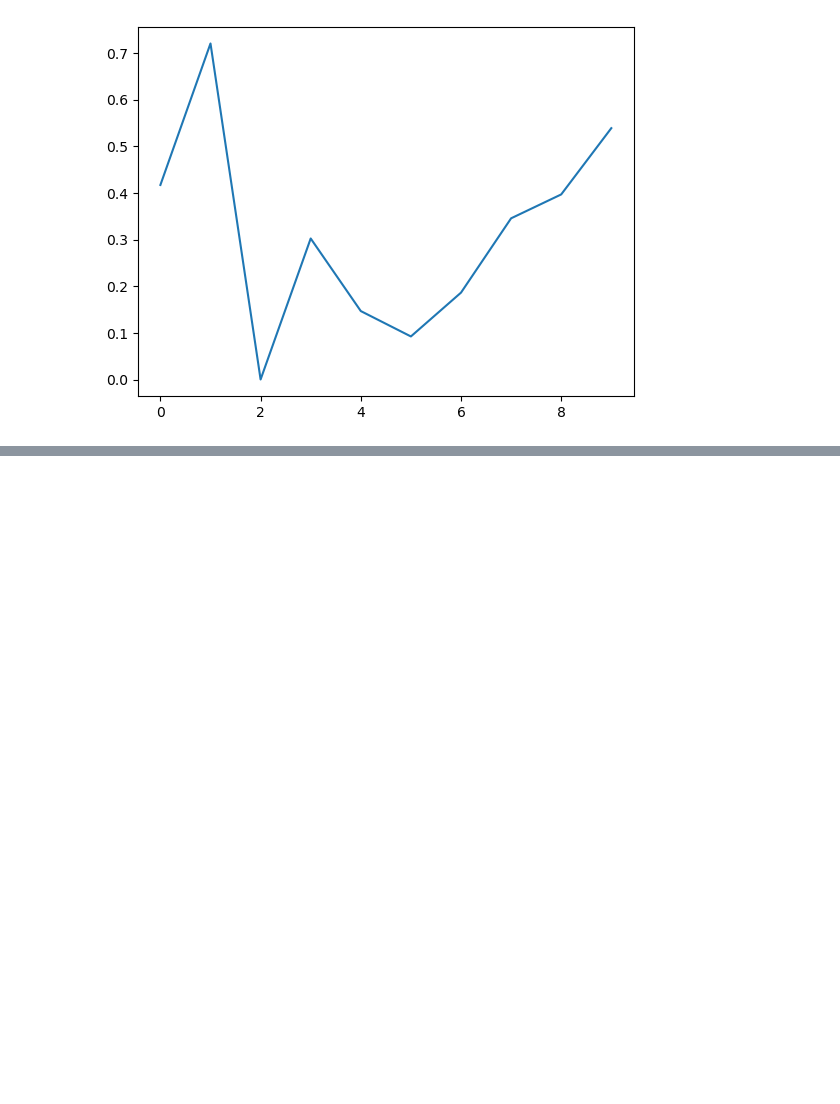
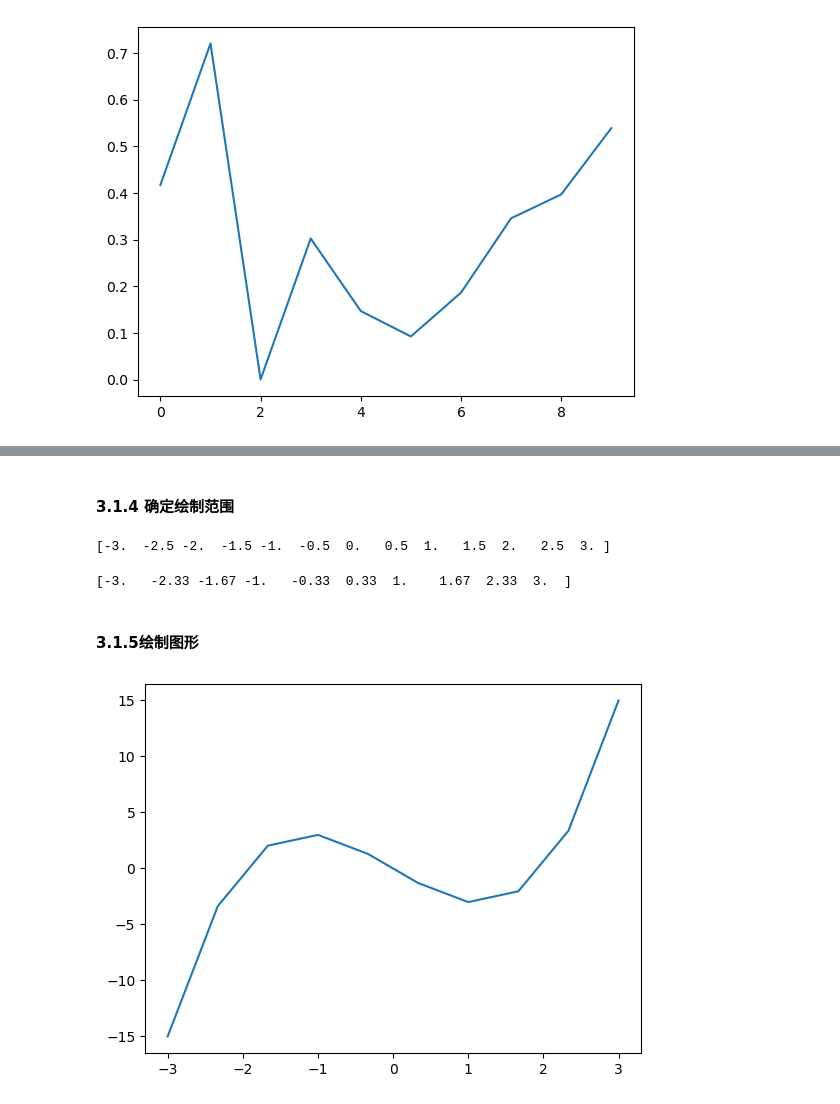
Before and after one commit to Qualia0503/ML_Review, a Jupyter notebook: 03_Python下的图形可视化.ipynb, the cells around one changed output, grey strips where cells are left out. Saved outputs shown, nothing was run; the diff lists cells and outputs as text; code cells hidden in the pictures; blank space fills up the shorter version.

```diff
--- a/03_Python下的图形可视化.ipynb
+++ b/03_Python下的图形可视化.ipynb
@@ -23,0 +31,7 @@ plt.show()
+# %%
+import numpy as np
+import matplotlib.pyplot as plt
+%matplotlib inline
+
+def f(x):
+    return (x - 2) * x * (x + 2)
@@ -23,0 +51,12 @@ plt.show()
+# %% [markdown]
+#### 3.1.4 确定绘制范围
+# %%
+x = np.arange(-3, 3.5, 0.5)
+print(x)
+# %% [output]
+[-3.  -2.5 -2.  -1.5 -1.  -0.5  0.   0.5  1.   1.5  2.   2.5  3. ]
+# %%
+x = np.linspace(-3, 3, 10)
+print(np.round(x, 2))
+# %% [output]
+[-3.   -2.33 -1.67 -1.   -0.33  0.33  1.    1.67  2.33  3.  ]
@@ -23,0 +65,7 @@ plt.show()
+# %% [markdown]
+#### 3.1.5绘制图形
+# %%
+plt.plot(x, f(x))
+plt.show()
+# %% [output]
+[figure, added]
```
Also changed, not shown: parts of 25 cells of this notebook.
